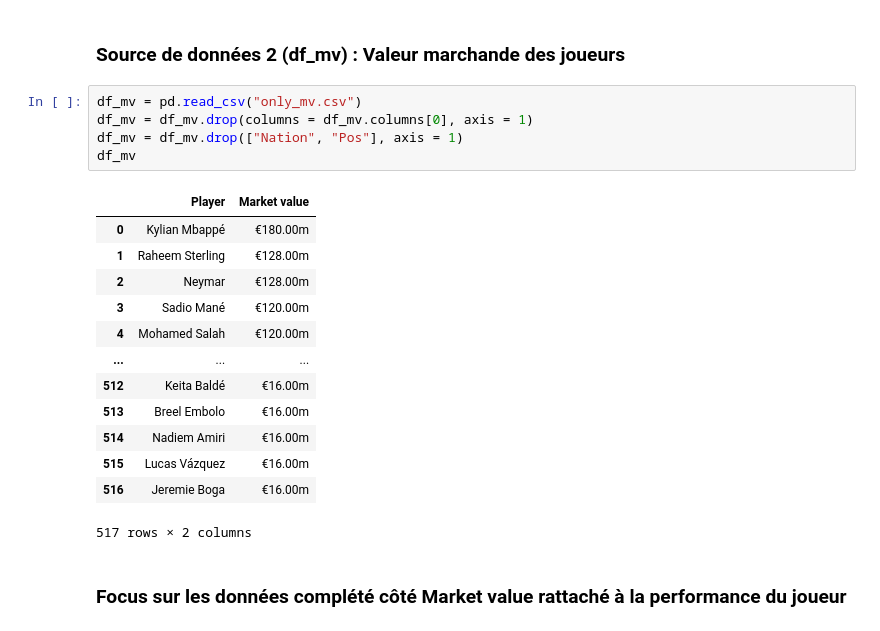
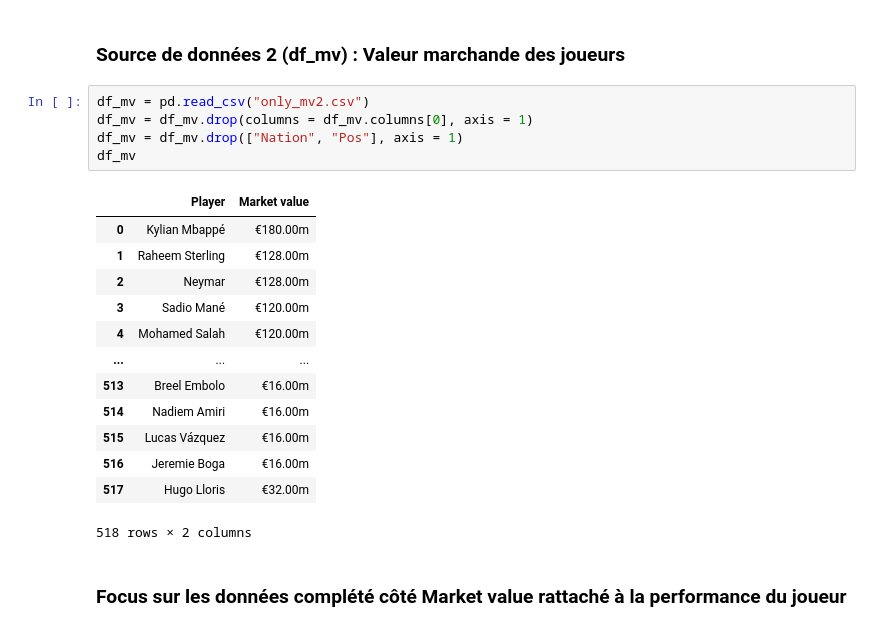
Before and after one commit to PuchToTalk/Football_WorldCup_Recommendation, a Jupyter notebook: Football_player_mv.ipynb, the cells around one changed output. Saved outputs shown, nothing was run; the diff lists cells and outputs as text.

```diff
--- a/Football_player_mv.ipynb
+++ b/Football_player_mv.ipynb
@@ -30,24 +30,24 @@ df_perf
 # %% [markdown]
 ### **Source de données 2 (df_mv) : Valeur marchande des joueurs**
 # %%
-df_mv = pd.read_csv("only_mv.csv")
+df_mv = pd.read_csv("only_mv2.csv")
 df_mv = df_mv.drop(columns = df_mv.columns[0], axis = 1)
 df_mv = df_mv.drop(["Nation", "Pos"], axis = 1)
 df_mv
 # %% [output]
 |  | Player | Market value |
 | 0 | Kylian Mbappé | €180.00m |
 | 1 | Raheem Sterling | €128.00m |
 | 2 | Neymar | €128.00m |
 | 3 | Sadio Mané | €120.00m |
 | 4 | Mohamed Salah | €120.00m |
 | ... | ... | ... |
-| 512 | Keita Baldé | €16.00m |
 | 513 | Breel Embolo | €16.00m |
 | 514 | Nadiem Amiri | €16.00m |
 | 515 | Lucas Vázquez | €16.00m |
 | 516 | Jeremie Boga | €16.00m |
+| 517 | Hugo Lloris | €32.00m |
-517 rows × 2 columns
+518 rows × 2 columns
 # %% [markdown]
 ### Focus sur les données complété côté Market value rattaché à la performance du joueur
 # %%
```
Also changed, not shown: parts of 6 cells of this notebook.
